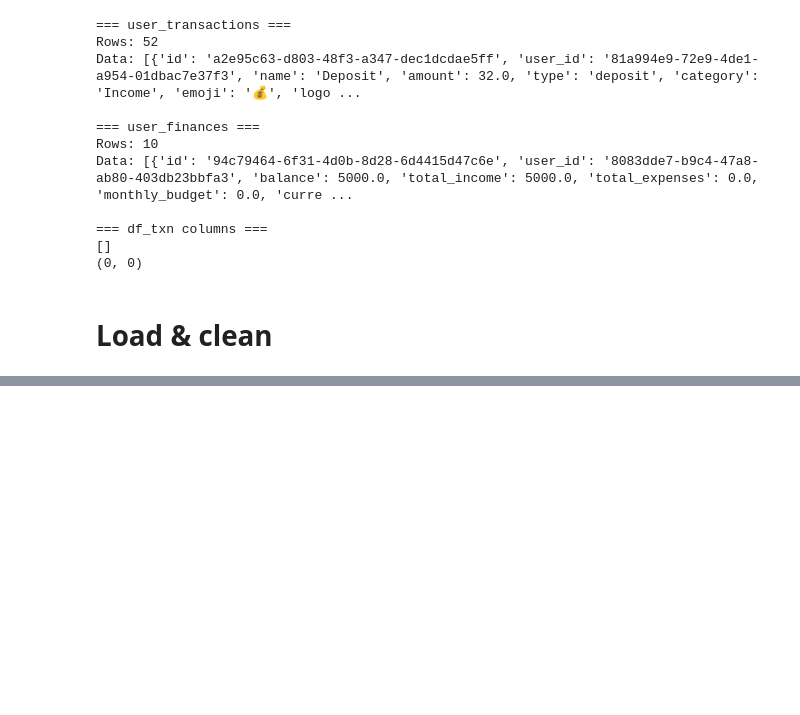
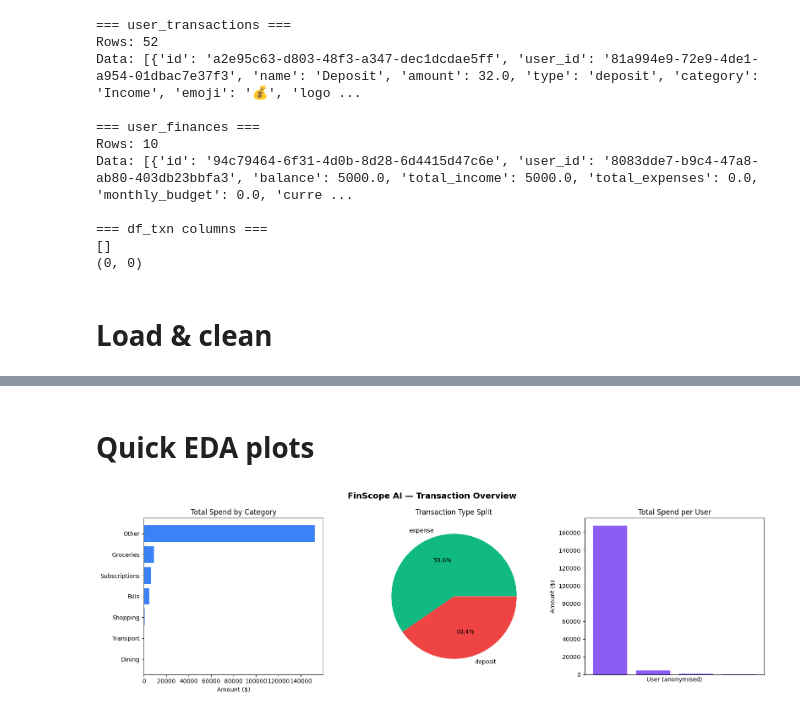
Before and after one commit to moeageli22/FinScope-Ai, a Jupyter notebook: ai-service/notebooks/FinscopeAI.ipynb, the cells around one changed output, grey strips where cells are left out. Cells and saved outputs as stored; diff of their text form; code cells hidden in the pictures; blank space fills up the shorter version.

Commit message:
transaction type split

```diff
--- a/ai-service/notebooks/FinscopeAI.ipynb
+++ b/ai-service/notebooks/FinscopeAI.ipynb
@@ -54,3 +54,15 @@ Data: [{'id': '94c79464-6f31-4d0b-8d28-6d4415d47c6e', 'user_id': '8083dde7-b9c4-
 (0, 0)
 # %% [markdown]
 # Load & clean
+# %%
+df_txn = pd.DataFrame(txn_res.data)
+df_fin = pd.DataFrame(fin_res.data)
+
+df_txn["created_at"] = pd.to_datetime(df_txn["created_at"], utc=True)
+df_txn["amount"] = df_txn["amount"].astype(float)
+df_txn["month"] = df_txn["created_at"].dt.to_period("M")
+
+print(f" {len(df_txn)} transactions | {df_txn['user_id'].nunique()} users")
+print(f"\nTransaction types:\n{df_txn['type'].value_counts()}")
+print(f"\nCategories:\n{df_txn['category'].value_counts()}")
+print(f"\nDate range: {df_txn['created_at'].min().date()} → {df_txn['created_at'].max().date()}")
@@ -56,0 +87,34 @@ Data: [{'id': '94c79464-6f31-4d0b-8d28-6d4415d47c6e', 'user_id': '8083dde7-b9c4-
+# %% [markdown]
+# Quick EDA plots
+# %%
+import matplotlib.pyplot as plt
+import seaborn as sns
+
+fig, axes = plt.subplots(1, 3, figsize=(16, 5))
+fig.suptitle("FinScope AI — Transaction Overview", fontsize=14, fontweight="bold")
+
+# Plot 1: spend by category
+expenses = df_txn[df_txn["type"] == "expense"]
+cat_totals = expenses.groupby("category")["amount"].sum().sort_values(ascending=True)
+axes[0].barh(cat_totals.index, cat_totals.values, color="#3b82f6")
+axes[0].set_title("Total Spend by Category")
+axes[0].set_xlabel("Amount ($)")
+
+# Plot 2: transaction type split
+type_counts = df_txn["type"].value_counts()
+axes[1].pie(type_counts.values, labels=type_counts.index,
+            autopct="%1.1f%%", colors=["#10b981", "#ef4444", "#f59e0b"])
+axes[1].set_title("Transaction Type Split")
+
+# Plot 3: spend per user
+user_spend = expenses.groupby("user_id")["amount"].sum().sort_values(ascending=False)
+axes[2].bar(range(len(user_spend)), user_spend.values, color="#8b5cf6")
+axes[2].set_title("Total Spend per User")
+axes[2].set_xlabel("User (anonymised)")
+axes[2].set_ylabel("Amount ($)")
+axes[2].set_xticks([])
+
+plt.tight_layout()
+plt.show()
+# %% [output]
+[figure, added]
```
Also changed, not shown: parts of 1 cell of this notebook.
